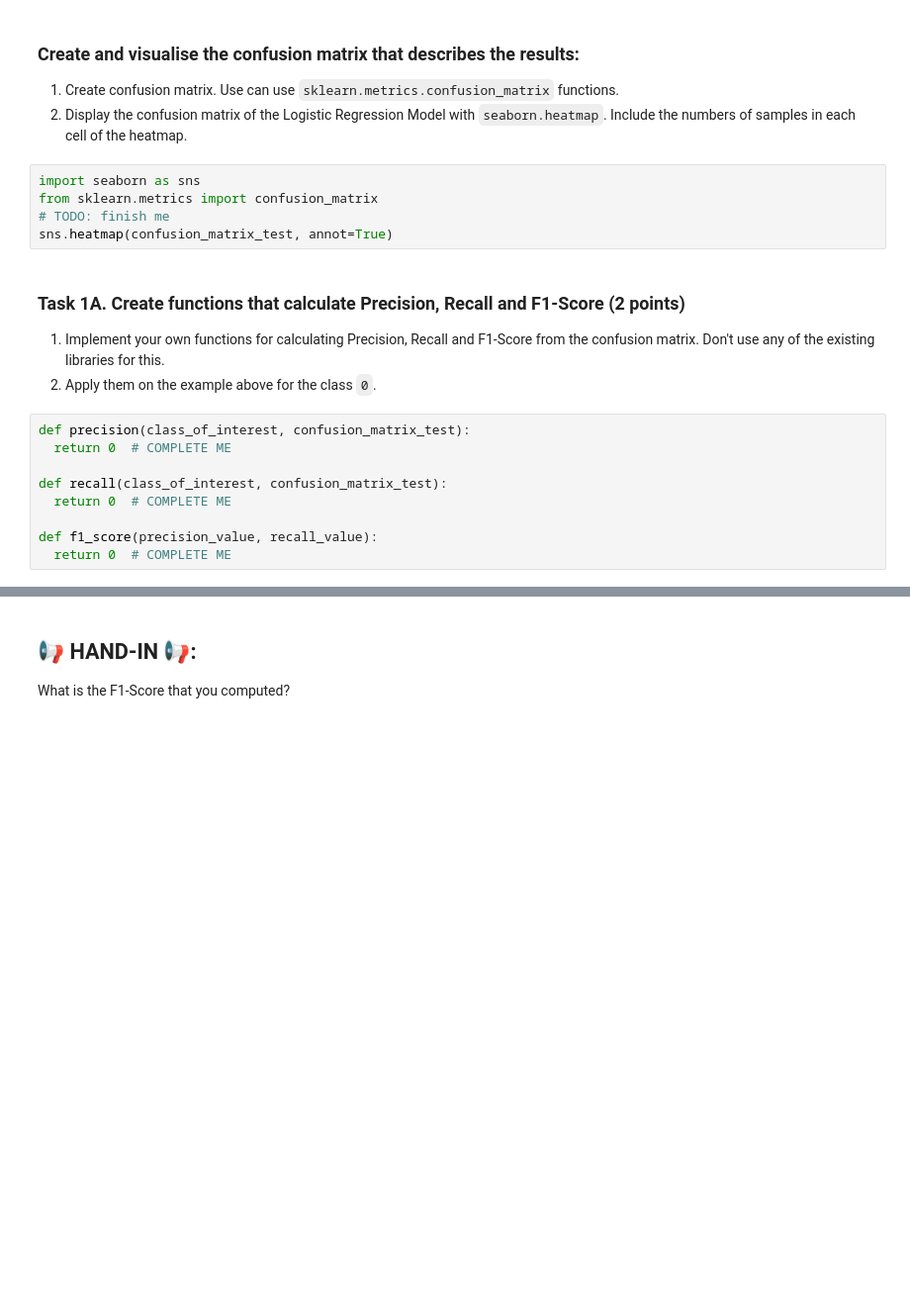
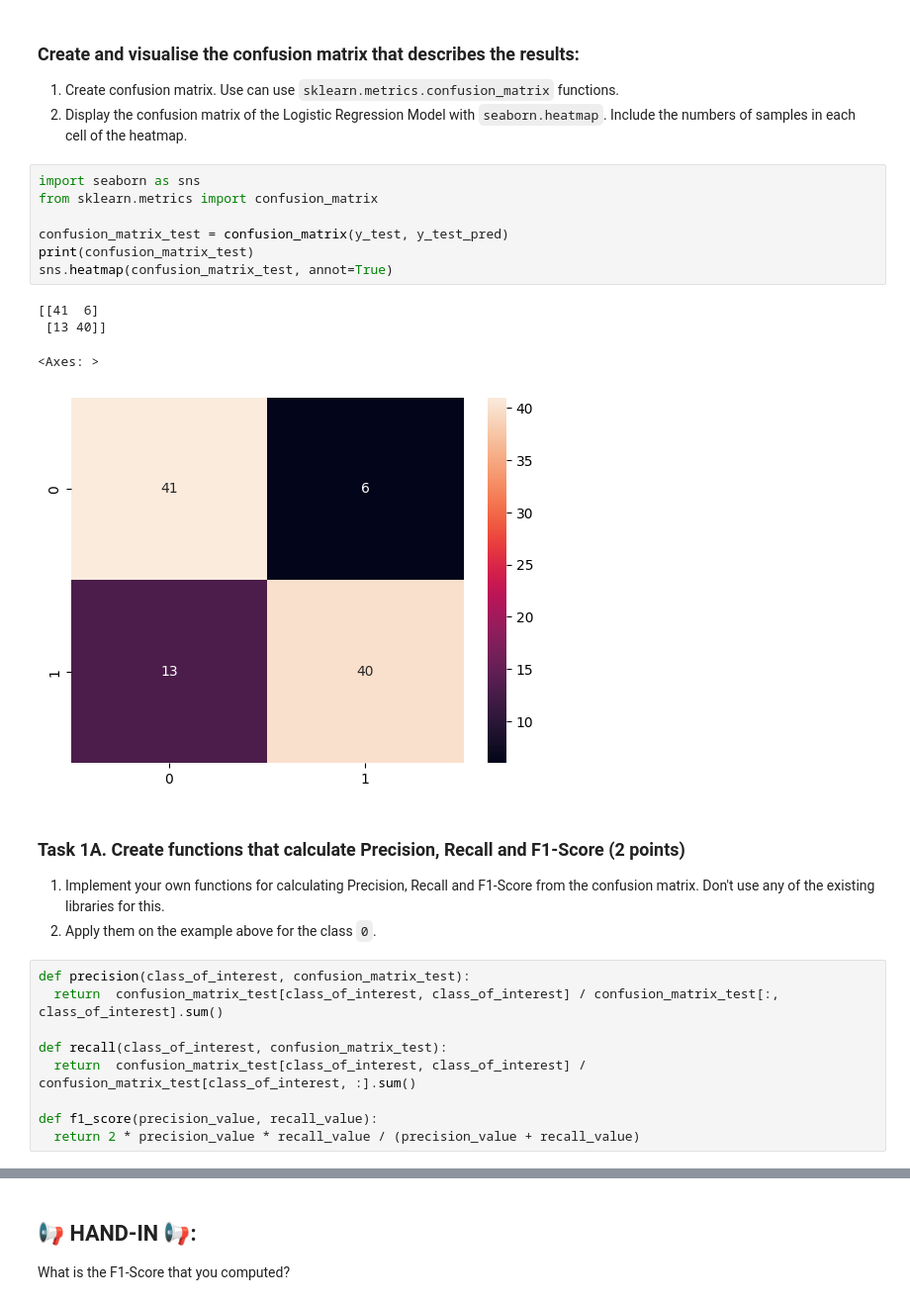
Before and after one commit to TheBromo/mldm, a Jupyter notebook: L05_Supervised_Learning_LAB_ASSIGNMENT.ipynb, the cells around one changed output, grey strips where cells are left out. Shown at 99% size. Cells and saved outputs as stored; diff of their text form; blank space fills up the shorter version.

```diff
--- a/L05_Supervised_Learning_LAB_ASSIGNMENT.ipynb
+++ b/L05_Supervised_Learning_LAB_ASSIGNMENT.ipynb
@@ -38,21 +38,28 @@ y_test_pred = log_reg.predict(X_test)
 # %%
 import seaborn as sns
 from sklearn.metrics import confusion_matrix
-# TODO: finish me
+
+confusion_matrix_test = confusion_matrix(y_test, y_test_pred)
+print(confusion_matrix_test)
 sns.heatmap(confusion_matrix_test, annot=True)
+# %% [output]
+[[41  6]
+ [13 40]]
+<Axes: >
+[figure, added]
 # %% [markdown]
 ### Task 1A. Create functions that calculate Precision, Recall and F1-Score (2 points)
 1. Implement your own functions for calculating Precision, Recall and F1-Score from the confusion matrix. Don't use any of the existing libraries for this.
 2. Apply them on the example above for the class `0`.
 # %%
 def precision(class_of_interest, confusion_matrix_test):
-  return 0  # COMPLETE ME
+  return  confusion_matrix_test[class_of_interest, class_of_interest] / confusion_matrix_test[:, class_of_interest].sum()
 
 def recall(class_of_interest, confusion_matrix_test):
-  return 0  # COMPLETE ME
+  return  confusion_matrix_test[class_of_interest, class_of_interest] / confusion_matrix_test[class_of_interest, :].sum()
 
 def f1_score(precision_value, recall_value):
-  return 0  # COMPLETE ME
+  return 2 * precision_value * recall_value / (precision_value + recall_value)
 # %%
 precision_value = precision(0, confusion_matrix_test)
 recall_value = recall(0, confusion_matrix_test)
```
Also changed, not shown: parts of 1 cell of this notebook.
